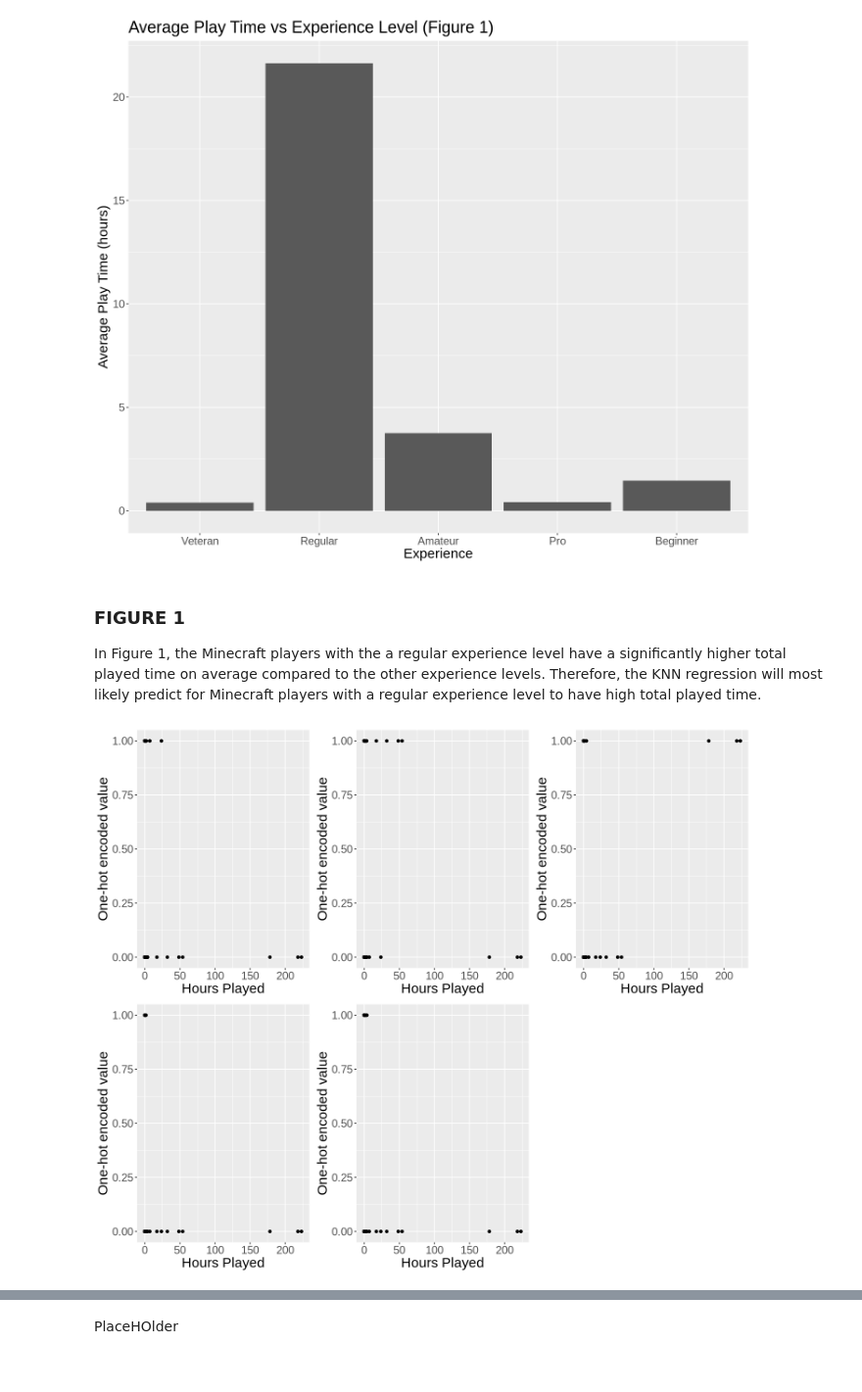
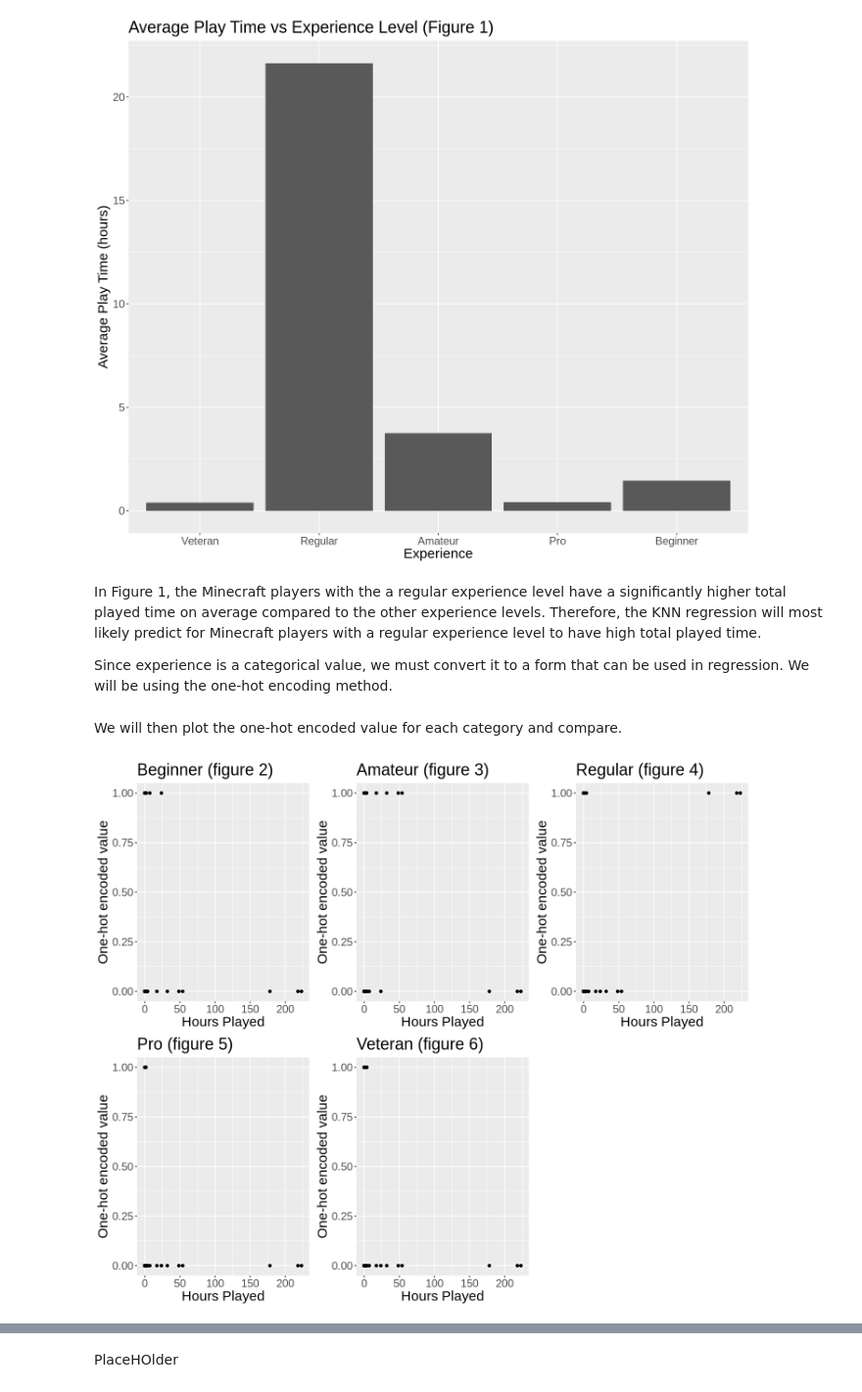
Before and after one commit to alexxu06/DSCI-Project, a Jupyter notebook: FinalVersion.ipynb, the cells around one changed output, grey strips where cells are left out. Shown at 98% size. Drawn from its saved outputs; the diff is of its cells as text; code cells hidden in the pictures.

```diff
--- a/FinalVersion.ipynb
+++ b/FinalVersion.ipynb
@@ -134,50 +134,52 @@ player_data_average_graph
 # %% [output]
 [figure]
 # %% [markdown]
-<h3>FIGURE 1</h3>
 <p>In Figure 1, the Minecraft players with the a regular experience level have a significantly higher total played time on average compared to the other experience levels. Therefore, the KNN regression will most likely predict for Minecraft players with a regular experience level to have high total played time.</p>
+<p>Since experience is a categorical value, we must convert it to a form that can be used in regression. We will be using the one-hot encoding method.</p>
 # %%
 player_data_one_hot_encoding <- dummyVars(" ~ experience ", data=players_data_tidy_train) # one-hot encoding the data to convert categorical to numerical
 
 encoded_player_data <- predict(player_data_one_hot_encoding, newdata=players_data_tidy_train)
 
 encoded_player_data <- cbind(players_data_tidy_train, encoded_player_data)
-
-Veteran_encoded_graph <- ggplot(encoded_player_data, aes(x=played_hours, y=experience.Veteran)) +
-                            geom_point() +
-                            labs(x="Hours Played", y="One-hot encoded value") +
-                            theme(text=element_text(size=18))
-
-Regular_encoded_graph <- ggplot(encoded_player_data, aes(x=played_hours, y=experience.Regular)) +
-                            geom_point() +
-                            labs(x="Hours Played", y="One-hot encoded value") +
-                            theme(text=element_text(size=18))
-
-Amateur_encoded_graph <- ggplot(encoded_player_data, aes(x=played_hours, y=experience.Amateur)) +
-                            geom_point() +
-                            labs(x="Hours Played", y="One-hot encoded value") +
-                            theme(text=element_text(size=18))
-
-Pro_encoded_graph <- ggplot(encoded_player_data, aes(x=played_hours, y=experience.Pro)) +
-                            geom_point() +
-                            labs(x="Hours Played", y="One-hot encoded value") +
-                            theme(text=element_text(size=18))
-
-Beginner_encoded_graph <- ggplot(encoded_player_data, aes(x=played_hours, y=experience.Beginner)) +
-                            geom_point() +
-                            labs(x="Hours Played", y="One-hot encoded value") +
-                            theme(text=element_text(size=18))
-
-encoded_player_graph <- plot_grid(
-    Beginner_encoded_graph,
-    Amateur_encoded_graph,
-    Regular_encoded_graph,
-    Pro_encoded_graph,
-    Veteran_encoded_graph)
-
-
-#encoded_player_graph
-encoded_player_graph
-# %% [output]
-[figure, removed]
+# %% [markdown]
+<p>We will then plot the one-hot encoded value for each category and compare.</p>
+# %%
+Veteran_encoded_graph <- ggplot(encoded_player_data, aes(x=played_hours, y=experience.Veteran)) +
+                            geom_point() +
+                            labs(x="Hours Played", y="One-hot encoded value", title="Veteran (figure 6)") +
+                            theme(text=element_text(size=18))
+
+Regular_encoded_graph <- ggplot(encoded_player_data, aes(x=played_hours, y=experience.Regular)) +
+                            geom_point() +
+                            labs(x="Hours Played", y="One-hot encoded value", title="Regular (figure 4)") +
+                            theme(text=element_text(size=18))
+
+Amateur_encoded_graph <- ggplot(encoded_player_data, aes(x=played_hours, y=experience.Amateur)) +
+                            geom_point() +
+                            labs(x="Hours Played", y="One-hot encoded value", title="Amateur (figure 3)") +
+                            theme(text=element_text(size=18))
+
+Pro_encoded_graph <- ggplot(encoded_player_data, aes(x=played_hours, y=experience.Pro)) +
+                            geom_point() +
+                            labs(x="Hours Played", y="One-hot encoded value", title="Pro (figure 5)") +
+                            theme(text=element_text(size=18))
+
+Beginner_encoded_graph <- ggplot(encoded_player_data, aes(x=played_hours, y=experience.Beginner)) +
+                            geom_point() +
+                            labs(x="Hours Played", y="One-hot encoded value", title="Beginner (figure 2)") +
+                            theme(text=element_text(size=18))
+
+encoded_player_graph <- plot_grid(
+    Beginner_encoded_graph,
+    Amateur_encoded_graph,
+    Regular_encoded_graph,
+    Pro_encoded_graph,
+    Veteran_encoded_graph)
+
+
+#encoded_player_graph
+encoded_player_graph
+# %% [output]
+[figure, added]
 # %% [markdown]
```
Also changed, not shown: parts of 2 cells of this notebook.
